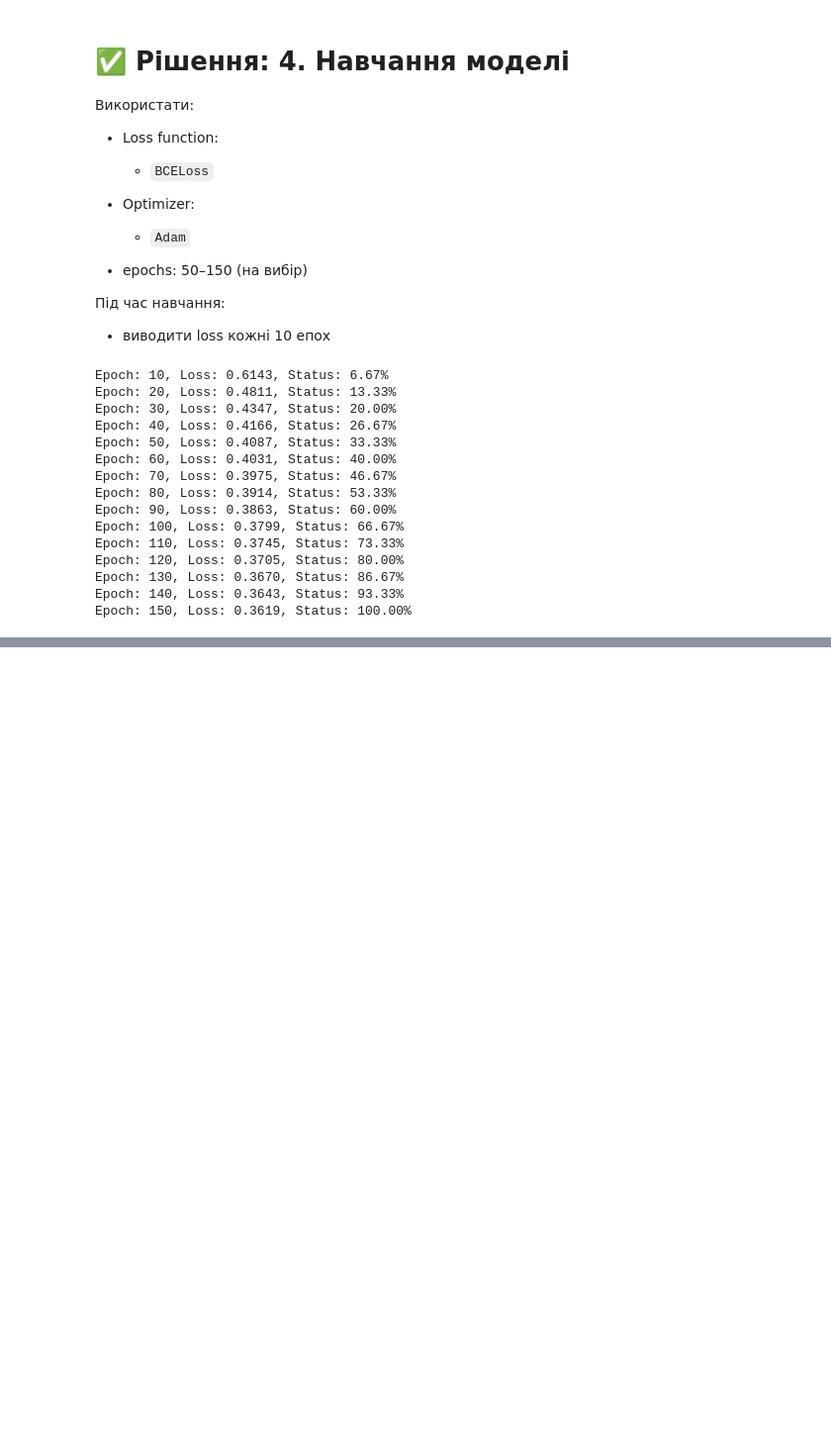
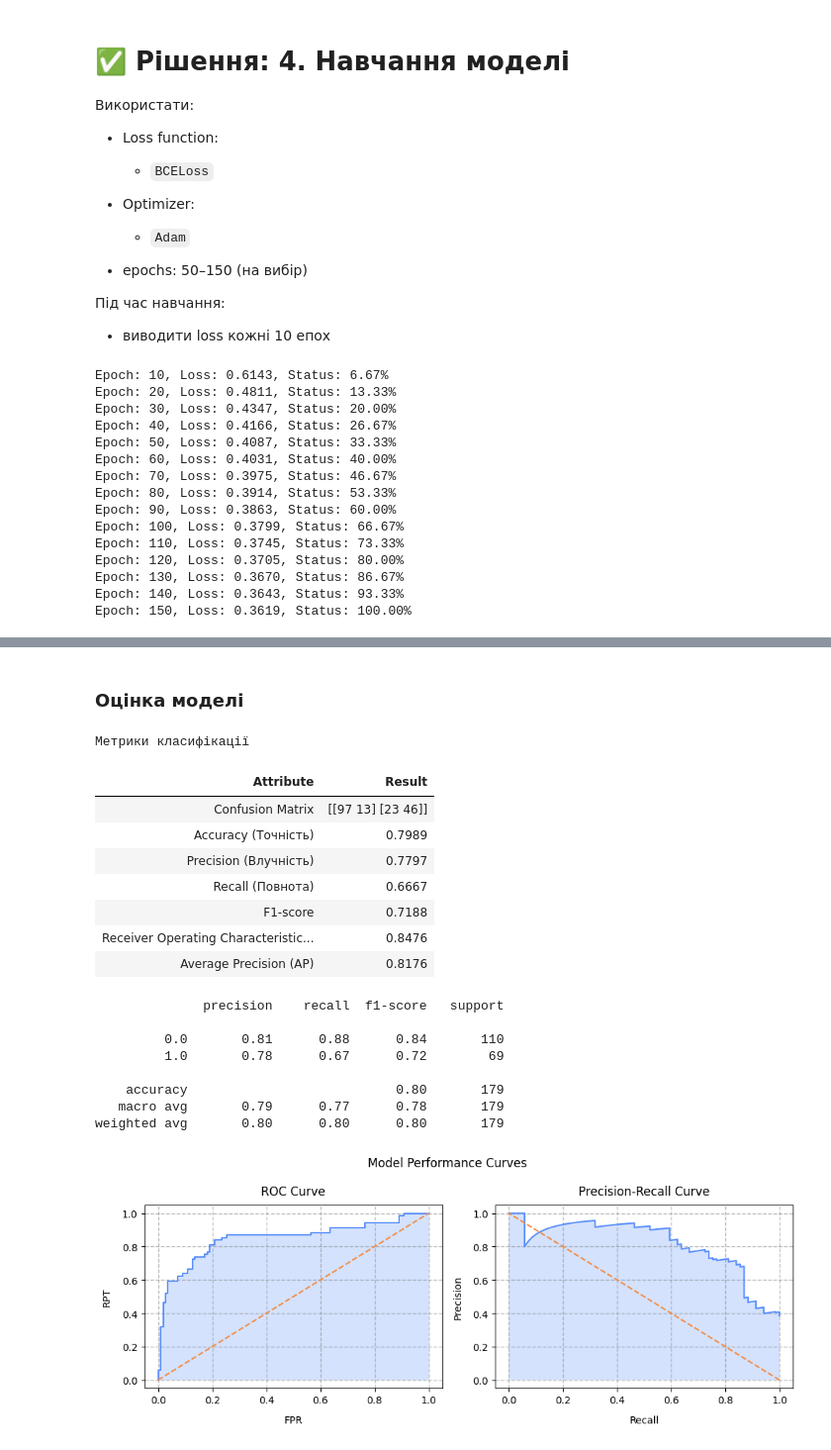
Before and after one commit to BogdanPinchuk/DataScience-PBY_HW21, a Jupyter notebook: Bohdan_Pinchuk_DS_HW21.ipynb, the cells around one changed output, grey strips where cells are left out. Shown at 99% size. Cells and saved outputs as stored; diff of their text form; code cells hidden in the pictures; blank space fills up the shorter version.

```diff
--- a/Bohdan_Pinchuk_DS_HW21.ipynb
+++ b/Bohdan_Pinchuk_DS_HW21.ipynb
@@ -605,0 +613,38 @@ Epoch: 150, Loss: 0.3619, Status: 100.00%
+# %%
+# Model evaluation
+
+import torch
+
+# Input data
+
+# Solution
+# вимикаємо навчання і переходимо в режим тестування
+model.eval()
+
+with torch.no_grad():
+    Y_prob = model(X_test)
+    Y_pred = (Y_prob >= 0.5).float()
+
+# Print results
+display(Markdown(f"### Оцінка моделі"))
+_ = mn.calc_class_metrics(Y_test, Y_pred, Y_prob)
+# %% [output]
+### Оцінка моделі
+Метрики класифікації
+| Attribute | Result |
+| Confusion Matrix | [[97 13] [23 46]] |
+| Accuracy (Точність) | 0.7989 |
+| Precision (Влучність) | 0.7797 |
+| Recall (Повнота) | 0.6667 |
+| F1-score | 0.7188 |
+| Receiver Operating Characteristic... | 0.8476 |
+| Average Precision (AP) | 0.8176 |
+              precision    recall  f1-score   support
+
+         0.0       0.81      0.88      0.84       110
+         1.0       0.78      0.67      0.72        69
+
+    accuracy                           0.80       179
+   macro avg       0.79      0.77      0.78       179
+weighted avg       0.80      0.80      0.80       179
+[figure, added]
```
Also changed, not shown: parts of 1 cell of this notebook.
